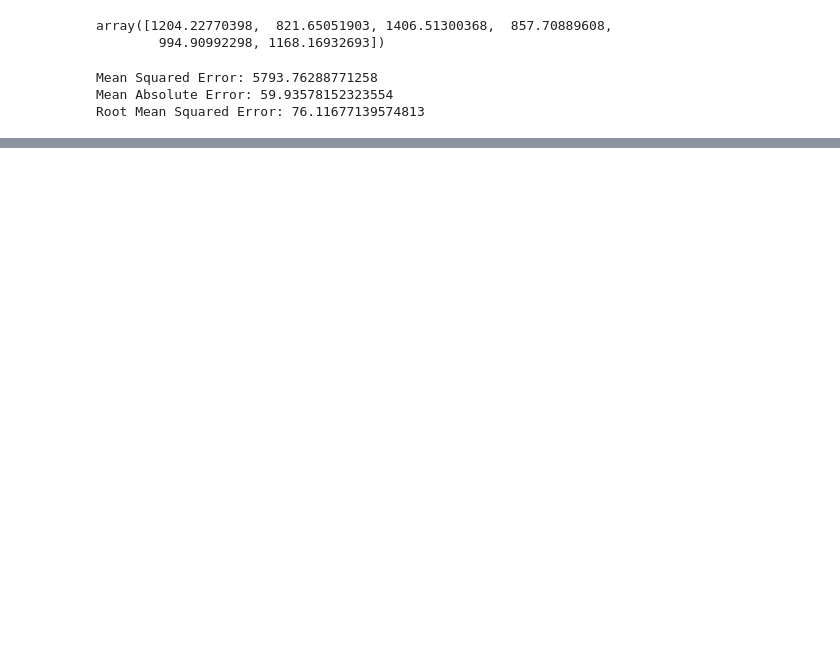
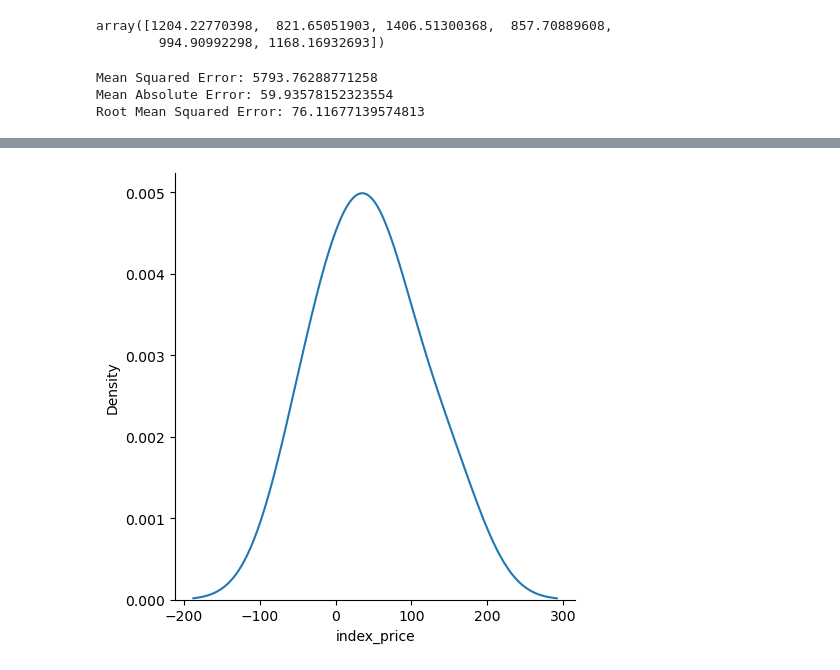
Before and after one commit to rahul-coo/Multi_linear_Model, a Jupyter notebook: Multi_Linear.ipynb, the cells around one changed output, grey strips where cells are left out. Saved outputs shown, nothing was run; the diff lists cells and outputs as text; code cells hidden in the pictures; blank space fills up the shorter version.

```diff
--- a/Multi_Linear.ipynb
+++ b/Multi_Linear.ipynb
@@ -157,0 +172,3 @@ Root Mean Squared Error: 76.11677139574813
+# %%
+residuals=y_test-y_pred
+print(residuals)
@@ -157,0 +183,6 @@ Root Mean Squared Error: 76.11677139574813
+# %%
+# Plot this residuals
+sns.displot(residuals,kind='kde')
+plt.show()
+# %% [output]
+[figure, added]
```
Also changed, not shown: parts of 12 cells of this notebook.
